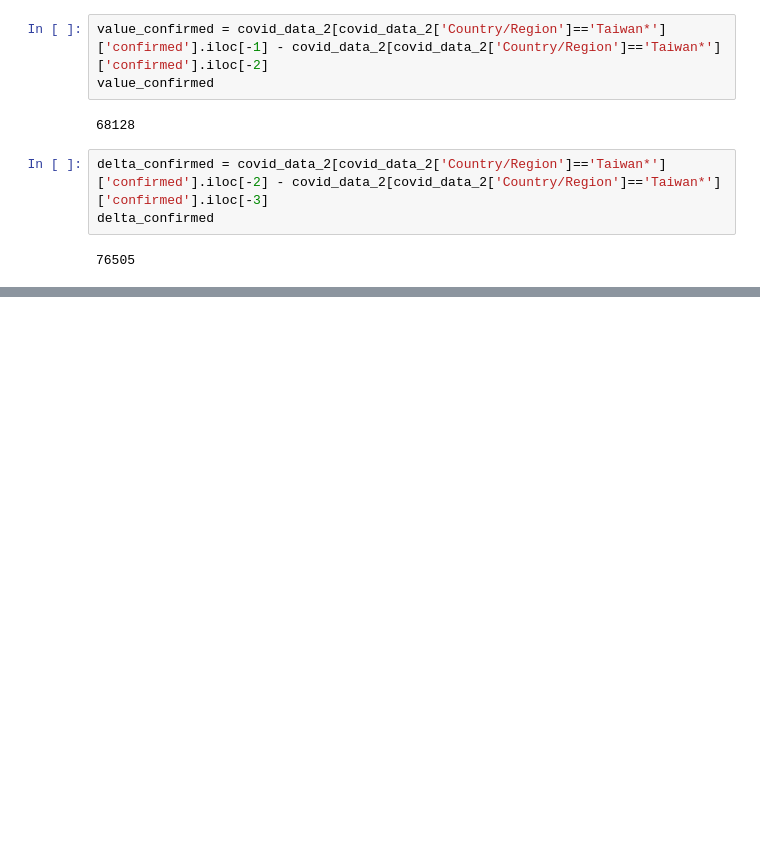
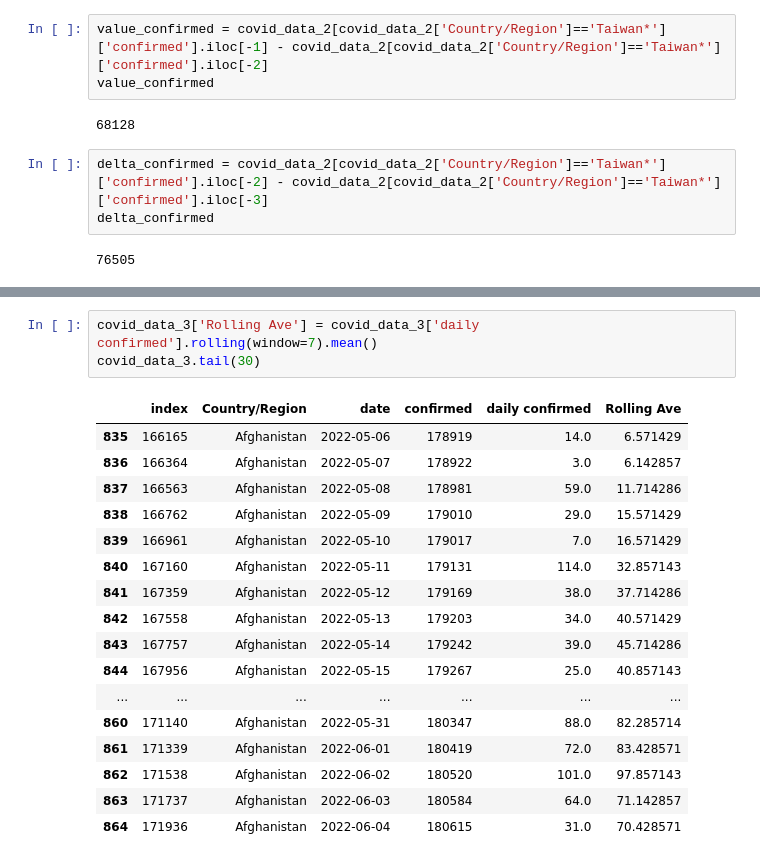
Before and after one commit to roberthsu2003/python_dash_plotly, a Jupyter notebook: 實際案例/covid19/6建立lineChart/lesson1.ipynb, the cells around one changed output, grey strips where cells are left out. Drawn from its saved outputs; the diff is of its cells as text; blank space fills up the shorter version.

```diff
--- a/實際案例/covid19/6建立lineChart/lesson1.ipynb
+++ b/實際案例/covid19/6建立lineChart/lesson1.ipynb
@@ -286,0 +287,21 @@ covid_data_3
+# %%
+covid_data_3['Rolling Ave'] = covid_data_3['daily confirmed'].rolling(window=7).mean()
+covid_data_3.tail(30)
+# %% [output]
+|  | index | Country/Region | date | confirmed | daily confirmed | Rolling Ave |
+| 835 | 166165 | Afghanistan | 2022-05-06 | 178919 | 14.0 | 6.571429 |
+| 836 | 166364 | Afghanistan | 2022-05-07 | 178922 | 3.0 | 6.142857 |
+| 837 | 166563 | Afghanistan | 2022-05-08 | 178981 | 59.0 | 11.714286 |
+| 838 | 166762 | Afghanistan | 2022-05-09 | 179010 | 29.0 | 15.571429 |
+| 839 | 166961 | Afghanistan | 2022-05-10 | 179017 | 7.0 | 16.571429 |
+| 840 | 167160 | Afghanistan | 2022-05-11 | 179131 | 114.0 | 32.857143 |
+| 841 | 167359 | Afghanistan | 2022-05-12 | 179169 | 38.0 | 37.714286 |
+| 842 | 167558 | Afghanistan | 2022-05-13 | 179203 | 34.0 | 40.571429 |
+| 843 | 167757 | Afghanistan | 2022-05-14 | 179242 | 39.0 | 45.714286 |
+| 844 | 167956 | Afghanistan | 2022-05-15 | 179267 | 25.0 | 40.857143 |
+| ... | ... | ... | ... | ... | ... | ... |
+| 860 | 171140 | Afghanistan | 2022-05-31 | 180347 | 88.0 | 82.285714 |
+| 861 | 171339 | Afghanistan | 2022-06-01 | 180419 | 72.0 | 83.428571 |
+| 862 | 171538 | Afghanistan | 2022-06-02 | 180520 | 101.0 | 97.857143 |
+| 863 | 171737 | Afghanistan | 2022-06-03 | 180584 | 64.0 | 71.142857 |
+| 864 | 171936 | Afghanistan | 2022-06-04 | 180615 | 31.0 | 70.428571 |
```
Also changed, not shown: parts of 2 cells of this notebook, 4 other files.
